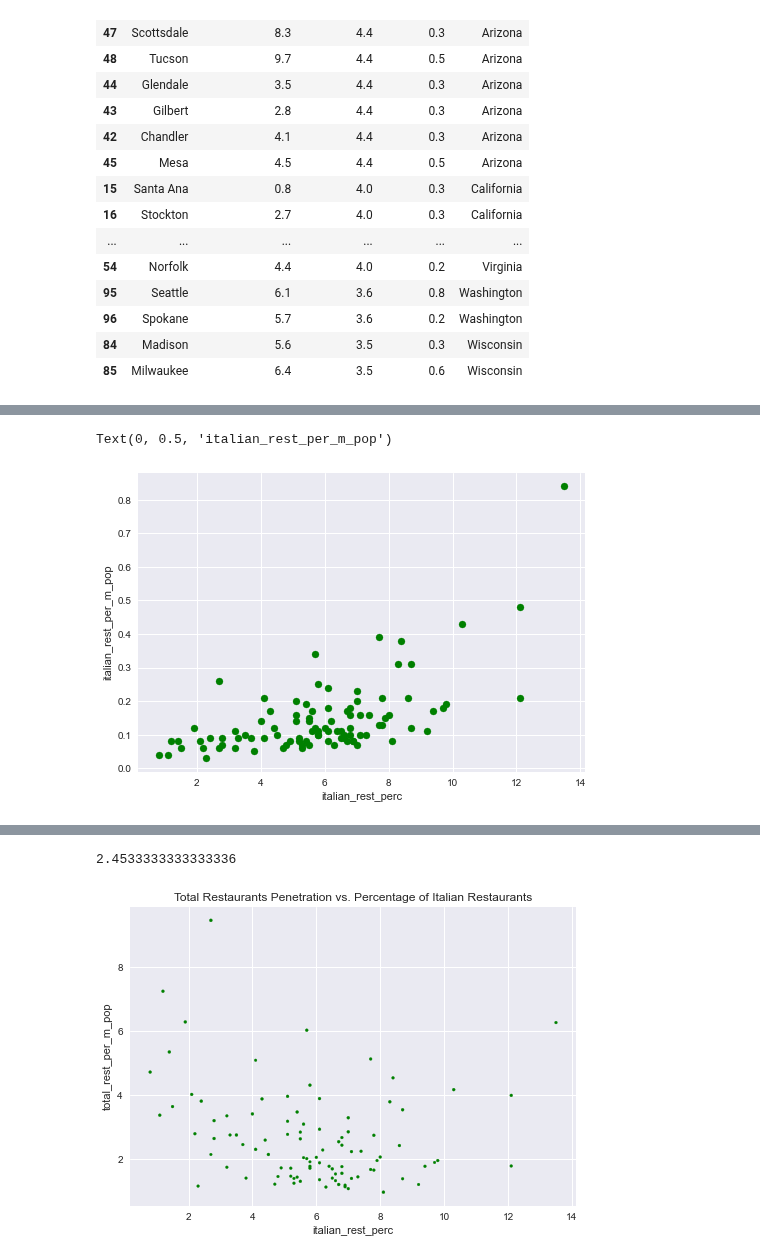
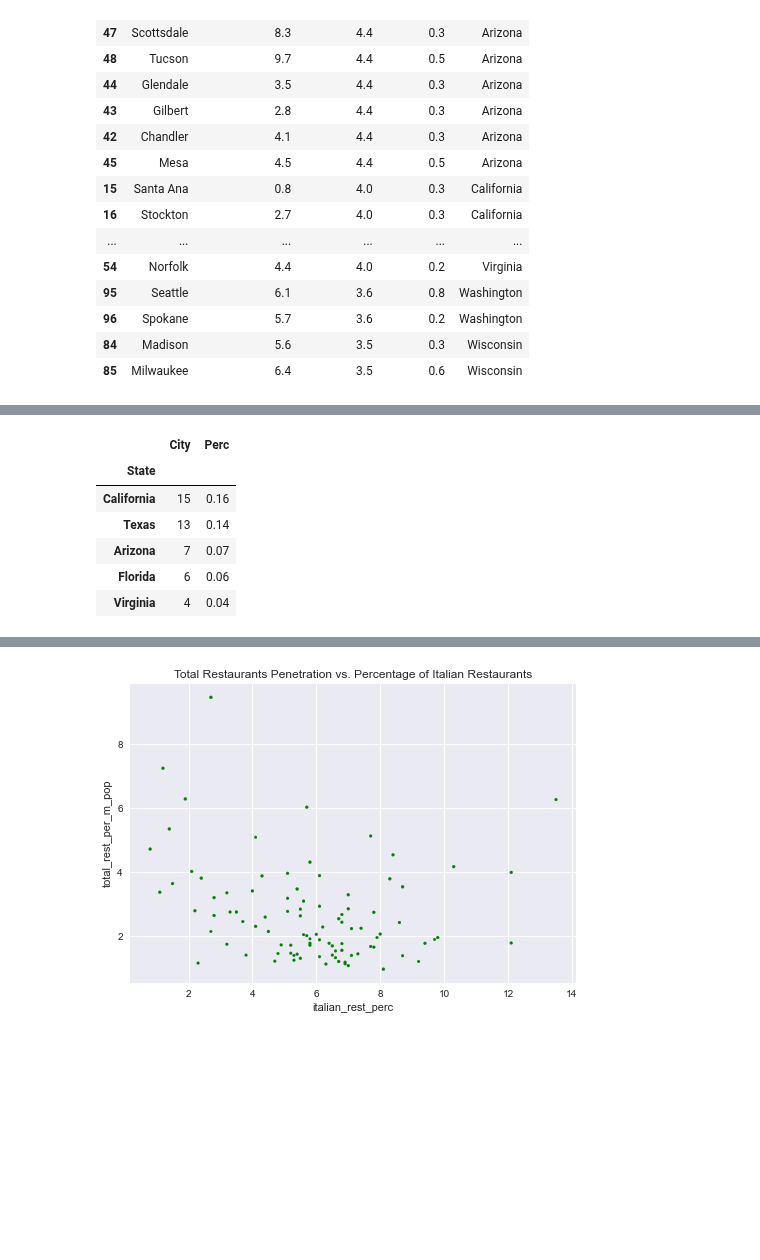
Before and after one commit to idejuan/data_science, a Jupyter notebook: Final_Project_DSPC_w02.ipynb, the cells around one changed output, grey strips where cells are left out. Saved outputs shown, nothing was run; the diff lists cells and outputs as text; code cells hidden in the pictures; blank space fills up the shorter version.

```diff
--- a/Final_Project_DSPC_w02.ipynb
+++ b/Final_Project_DSPC_w02.ipynb
@@ -880,12 +880,3 @@ From the scattered plots we deduct that Population and Other restaurants are the
 The histograms show that in general the distributions are highly concentrated among the left side of the charts, which probably derives from the fact that most of the cities are concentrated below 1M inhabitants. The closest we see to a normal distribution can be found in the rating histogram as well as the italian_rest_perc histogram.
 
 This concludes the Data section of this project. In the next sections we will discuss and further analyse the datasets.
-# %%
-df_cities['bubble_size']=df_cities['Population']*100
-
-ax4 = plt.scatter(x='Italian origin',
-                      y='italian_rest_perc',s='bubble_size',
-                      c='Green', data=df_cities)
-plt.xlabel("Italian origin % of population")
-plt.ylabel("Italian restaurants % of total")
-df_cities[['City','italian_rest_perc','Italian origin','Population']]
@@ -911,8 +882,0 @@ df_cities[['City','italian_rest_perc','Italian origin','Population']]
-# %%
-df_cities['bsize'] = df_cities['italian_rest_perc']*20
-
-ax5 = plt.scatter(x='Total restaurants',
-                      y='Rating',
-                      c='Green', s='bsize',data=df_cities)
-plt.xlabel("Total number of restaurants")
-plt.ylabel("Ratings for Italian restaurants")
@@ -940,4 +901,4 @@ df_cities[['City','italian_rest_perc','Italian origin','Population','State']].so
 | 84 | Madison | 5.6 | 3.5 | 0.3 | Wisconsin |
 | 85 | Milwaukee | 6.4 | 3.5 | 0.6 | Wisconsin |
 # %%
-df_cities[['City','State']].groupby('State').count().sort_values(by = 'City', ascending = False)
+df_states = df_cities[['City','State']].groupby('State').count().sort_values(by = 'City', ascending = False)
@@ -963,12 +905,14 @@ df_cities[['City','State']].groupby('State').count().sort_values(by = 'City', as
-# %%
-ax6 = plt.scatter(x='italian_rest_perc',
-                      y='italian_rest_per_m_pop',
-                      c='Green', data=df_cities)
-plt.xlabel("italian_rest_perc")
-plt.ylabel("italian_rest_per_m_pop")
-# %% [output]
-Text(0, 0.5, 'italian_rest_per_m_pop')
-[figure, removed]
+# %%
+df_states['Perc'] = round(df_states['City']/df_states['City'].sum(),2)
+df_states.head()
+# %% [output]
+|  | City | Perc |
+| State |  |  |
+| California | 15 | 0.16 |
+| Texas | 13 | 0.14 |
+| Arizona | 7 | 0.07 |
+| Florida | 6 | 0.06 |
+| Virginia | 4 | 0.04 |
 # %%
 df_cities.head()
 # %% [output]
@@ -978,10 +922,6 @@ df_cities.head()
 | 2 | Bakersfield | 557 | 21 | 25.0 | California | 0.4 | 976 | ... |
 | 3 | Chula Vista | 1008 | 11 | 42.0 | California | 0.3 | 2080 | ... |
 | 4 | Fremont | 1253 | 169 | 44.0 | California | 0.2 | 1161 | ... |
-# %%
-df_cities['Rating'][0]**1/3
-# %% [output]
-2.4533333333333336
 # %%
 df_cities['bubble_rating'] = df_cities['Rating']
 ax6 = plt.scatter(x='italian_rest_perc',
```
Also changed, not shown: parts of 14 cells of this notebook.
